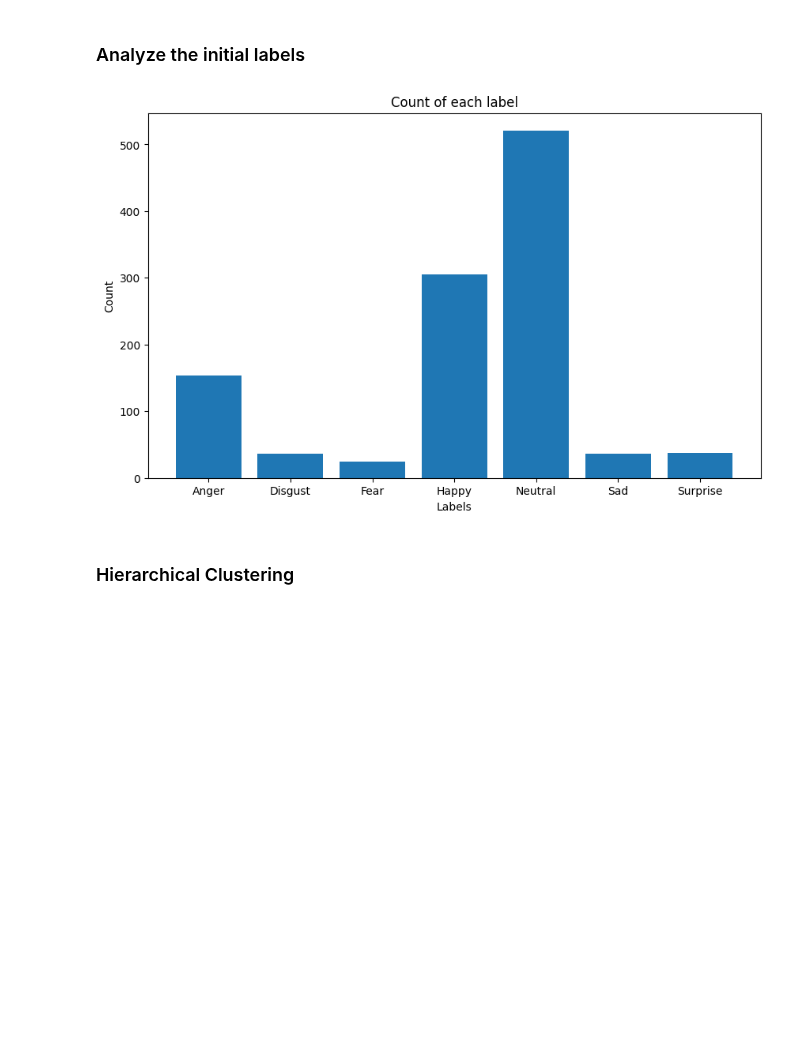
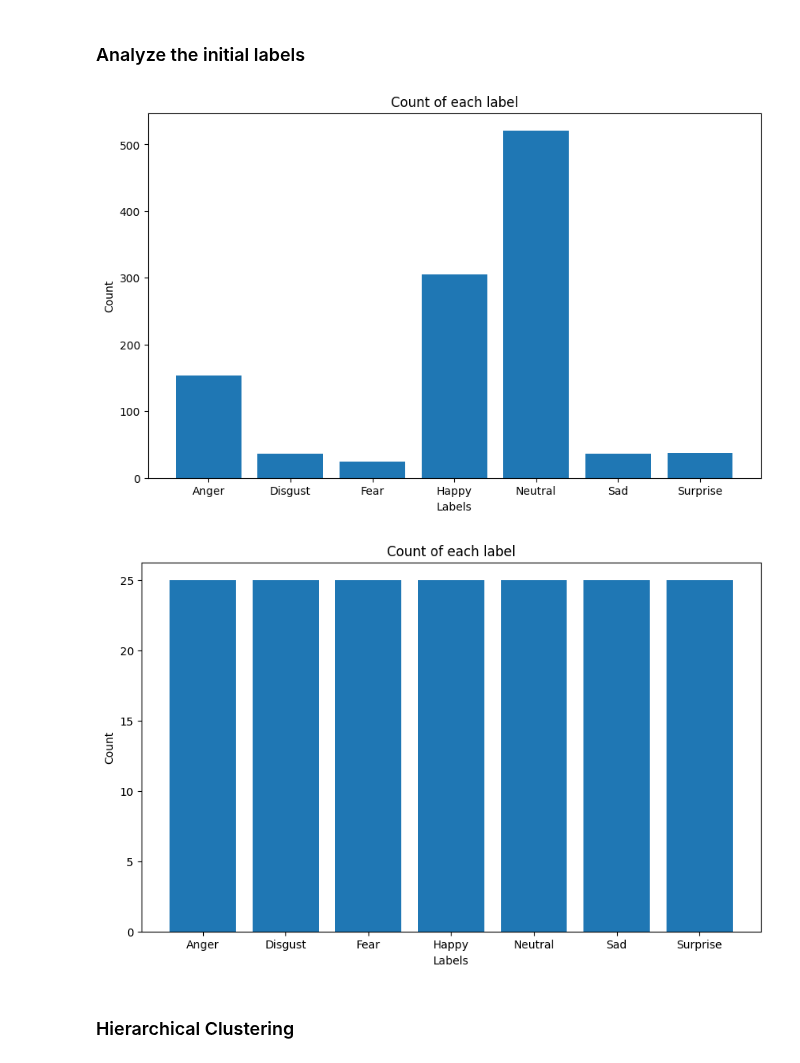
Before and after one commit to denskrlv/PosEmotion, a Jupyter notebook: posemotion.ipynb, the cells around one changed output. Drawn from its saved outputs; the diff is of its cells as text; code cells hidden in the pictures; blank space fills up the shorter version.

```diff
--- a/posemotion.ipynb
+++ b/posemotion.ipynb
@@ -370,0 +371,21 @@ features_df.head()
+# %%
+label_counts = features_df['Label'].value_counts()
+
+# Step 2: Find the count of the least frequent label
+target_count = label_counts.min()
+
+# Step 3: Downsample each label
+balanced_dfs = []  # To hold the downsampled DataFrames for each label
+for label, count in label_counts.items():
+    if count > target_count:
+        # Randomly sample 'target_count' rows for this label
+        df_subset = features_df[features_df['Label'] == label].sample(n=target_count, random_state=42)
+    else:
+        # Keep all rows for this label
+        df_subset = features_df[features_df['Label'] == label]
+    balanced_dfs.append(df_subset)
+
+# Step 4: Concatenate all subsets into a new balanced DataFrame
+balanced_features_df = pd.concat(balanced_dfs)
+print(balanced_features_df.shape)
+balanced_features_df.head()
@@ -373,17 +403,19 @@ features_df.head()
 # %%
 def plot_label_counts(labels):
     unique_labels, counts = np.unique(labels, return_counts=True)
 
     plt.figure(figsize=(10, 6))
     plt.bar(unique_labels, counts)
     plt.xlabel('Labels')
     plt.ylabel('Count')
     plt.title('Count of each label')
     plt.show()
 
 plot_label_counts(features_df["Label"])
+plot_label_counts(balanced_features_df["Label"])
 # %% [output]
 [figure]
+[figure, added]
 # %% [markdown]
 ### Hierarchical Clustering
 # %%
```
Also changed, not shown: parts of 9 cells of this notebook, 2 other files.
